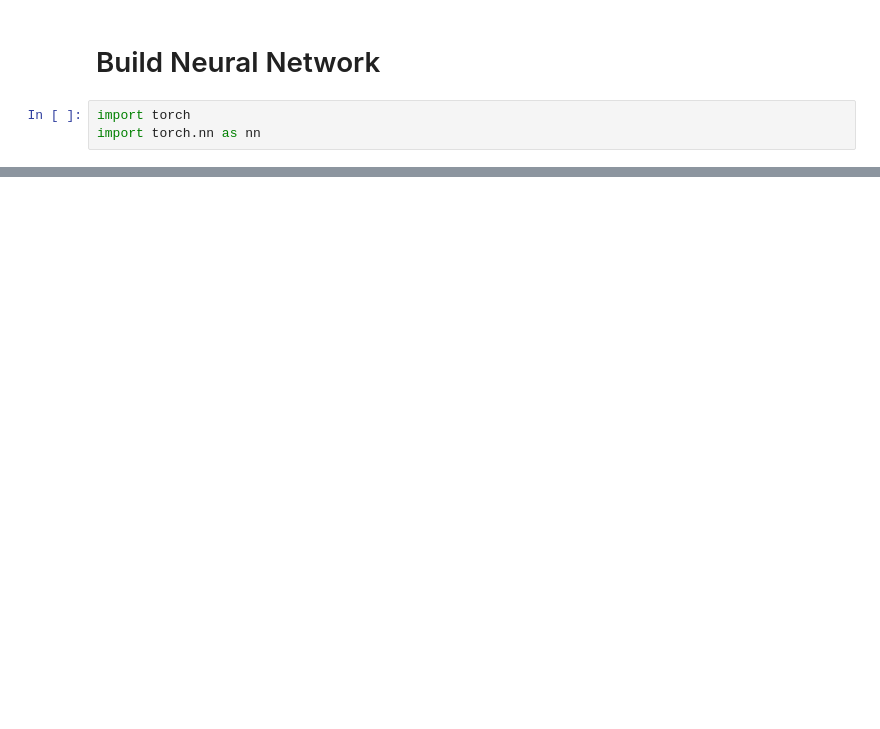
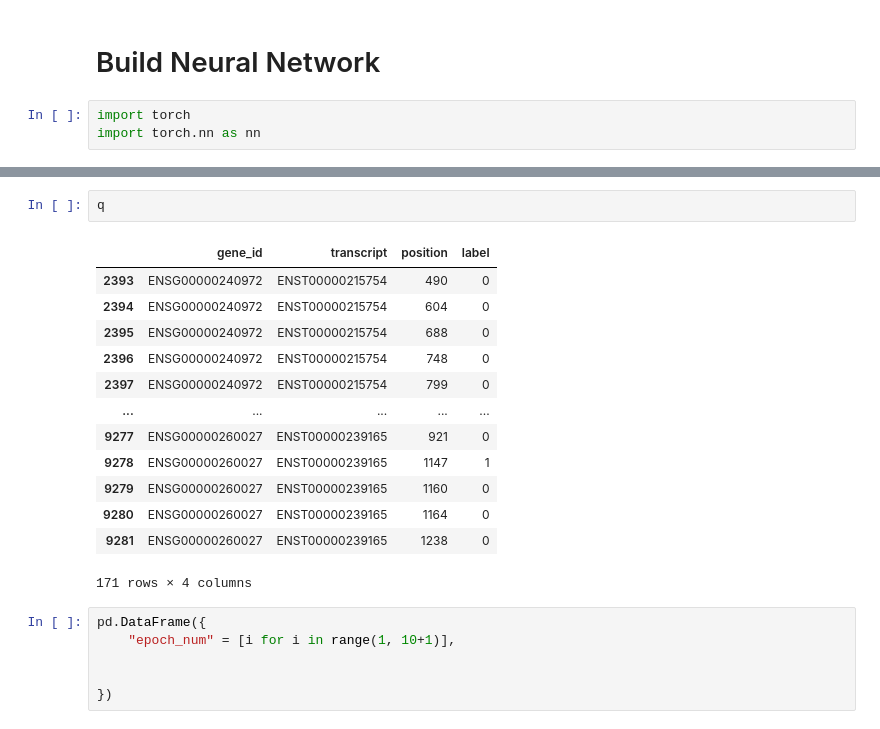
Before and after one commit to g4ryy/DSA4262-frontasticfour, a Jupyter notebook: notebooks/m6Anet pytorch trial.ipynb, the cells around one changed output, grey strips where cells are left out. Drawn from its saved outputs; the diff is of its cells as text; blank space fills up the shorter version.

```diff
--- a/notebooks/m6Anet pytorch trial.ipynb
+++ b/notebooks/m6Anet pytorch trial.ipynb
@@ -257,0 +525,22 @@ optimizer = torch.optim.Adam(model.parameters(), lr=learning_rate)
+# %%
+q
+# %% [output]
+|  | gene_id | transcript | position | label |
+| 2393 | ENSG00000240972 | ENST00000215754 | 490 | 0 |
+| 2394 | ENSG00000240972 | ENST00000215754 | 604 | 0 |
+| 2395 | ENSG00000240972 | ENST00000215754 | 688 | 0 |
+| 2396 | ENSG00000240972 | ENST00000215754 | 748 | 0 |
+| 2397 | ENSG00000240972 | ENST00000215754 | 799 | 0 |
+| ... | ... | ... | ... | ... |
+| 9277 | ENSG00000260027 | ENST00000239165 | 921 | 0 |
+| 9278 | ENSG00000260027 | ENST00000239165 | 1147 | 1 |
+| 9279 | ENSG00000260027 | ENST00000239165 | 1160 | 0 |
+| 9280 | ENSG00000260027 | ENST00000239165 | 1164 | 0 |
+| 9281 | ENSG00000260027 | ENST00000239165 | 1238 | 0 |
+171 rows × 4 columns
+# %%
+pd.DataFrame({
+    "epoch_num" = [i for i in range(1, 10+1)],
+
+
+})
```
Also changed, not shown: parts of 54 cells of this notebook, 13 other files.
